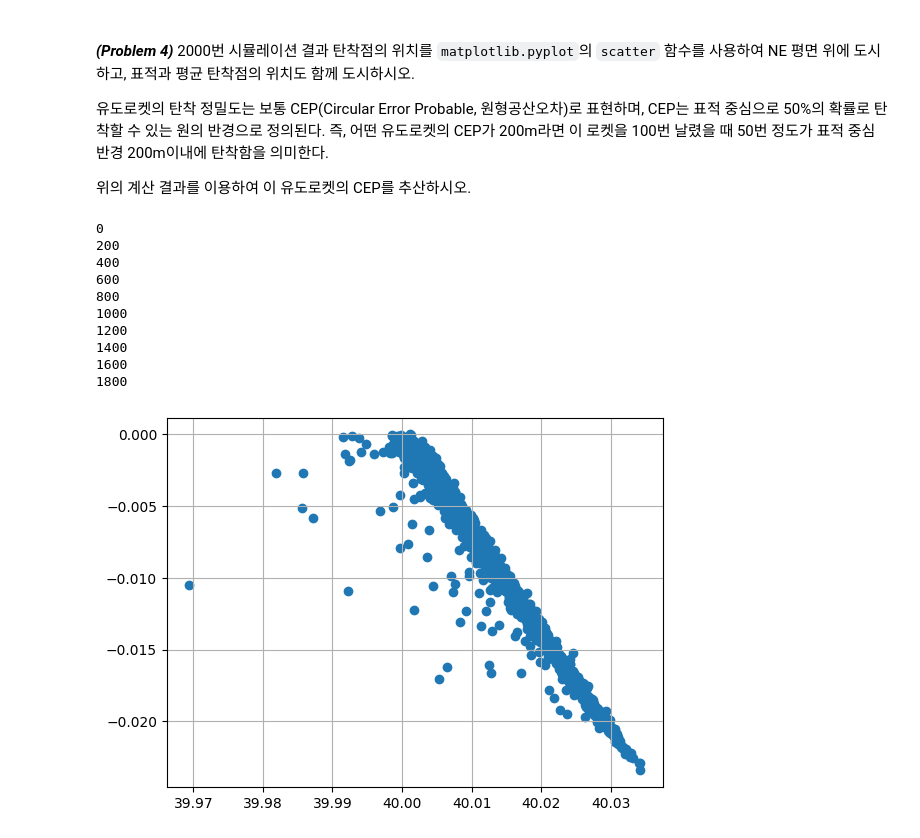
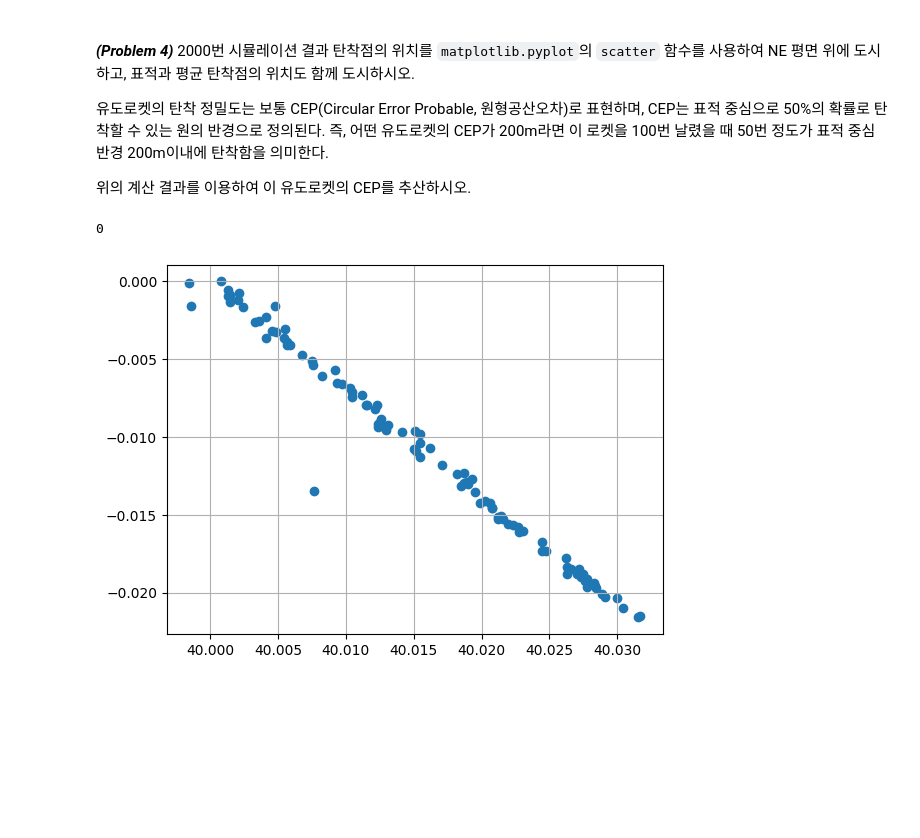
Before and after one commit to imrealhelper/Linear-Algebra, a Jupyter notebook: soft_ware_labs/ase3001_rocket_guidance.ipynb, the cells around one changed output. Cells and saved outputs as stored; diff of their text form; code cells hidden in the pictures; blank space fills up the shorter version.

```diff
--- a/soft_ware_labs/ase3001_rocket_guidance.ipynb
+++ b/soft_ware_labs/ase3001_rocket_guidance.ipynb
@@ -646,12 +638,13 @@ n_mc = 100               # number of Monte-Carlo runs
 
 
 
-def simulate():
+def simulate(i):
   # initialize time
   t = np.arange(0, tf, dt)  # time (tentative)
   N = len(t)                # number of time steps
 
   # initial wind
+  np.random.seed(i)
   v_w = 5*np.random.randn(3)
   v_w[-1] = 0
 
@@ -664,6 +657,7 @@ def simulate():
     u = compute_guidance_cmd(t[k],state[k],p_target,v_target)
     deriv = state_derivative(state[k],v_w,u)
     state[k+1] = state[k] + dt*(3*deriv - deriv_p)/2
+    np.random.seed(i*k + k + i )
     v_w[0] += np.random.randn()
     v_w[1] += np.random.randn()
     deriv_p = deriv
@@ -676,7 +670,7 @@ def simulate():
   return state
 plt.figure(figsize = [12,8])
 for i in range(n_mc):
-  state = simulate()
+  state = simulate(i)
   if i%100 == 0:
     print(i)
   plt.subplot(2,1,1)
@@ -715,37 +705,28 @@ _**(Problem 4)**_ 2000번 시뮬레이션 결과 탄착점의 위치를 `matplot
 # %%
 ##################
 # your code here #
-n_mc = 2000
+n_mc = 100
 final_p = []
 final_n = []
 for i in range(n_mc):
   if i % 200 == 0:
     print(i)
-  state = simulate()
+  state = simulate(i)
   final = state[-1,4]/1000, state[-1,5]/1000
   final_p.append(final[0])
   final_n.append(final[1])
 
 
 
 plt.scatter(final_p,final_n)
 
 plt.grid()
 plt.show()
 # your code here #
 ##################
 # %% [output]
 0
-200
-400
-600
-800
-1000
-1200
-1400
-1600
-1800
-[figure, old version]
+[figure, new version]
 # %%
 def compute_cep(np_results):
     mean_x = np.mean(np_results[:, 0])
```
Also changed, not shown: parts of 6 cells of this notebook.
